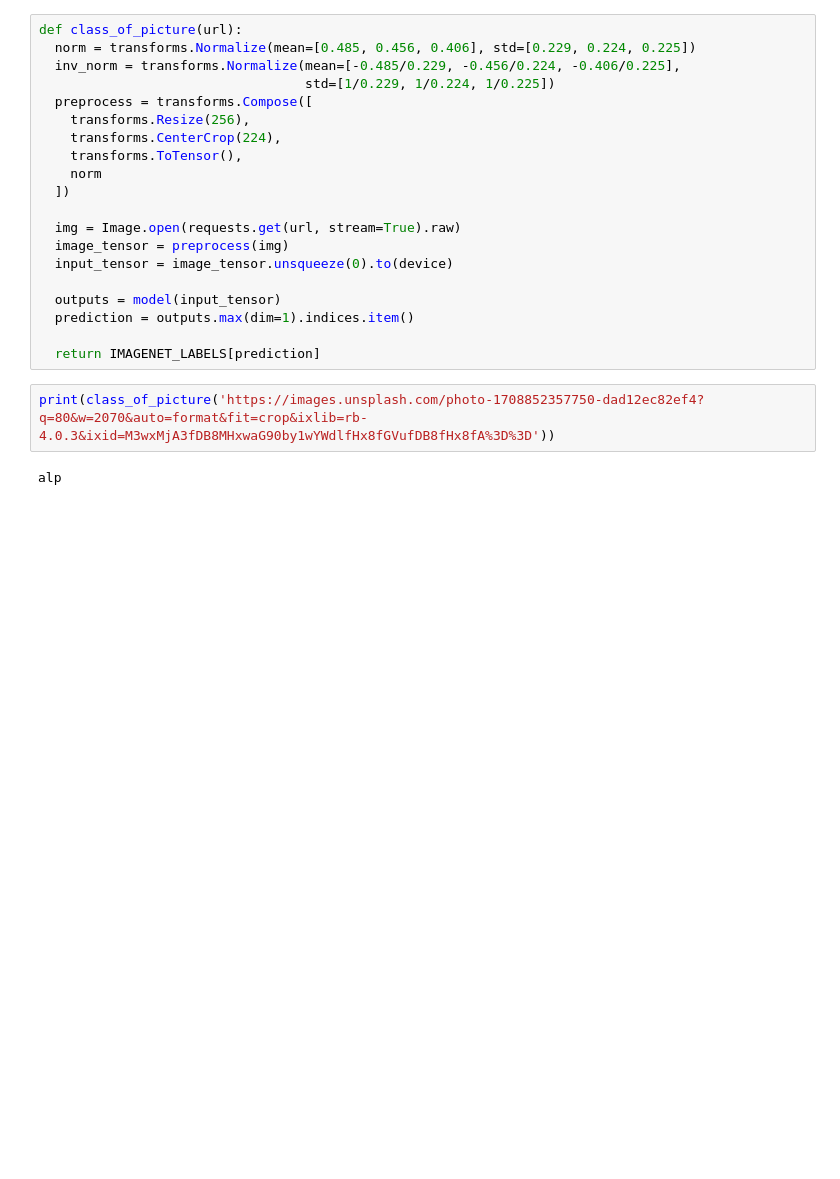
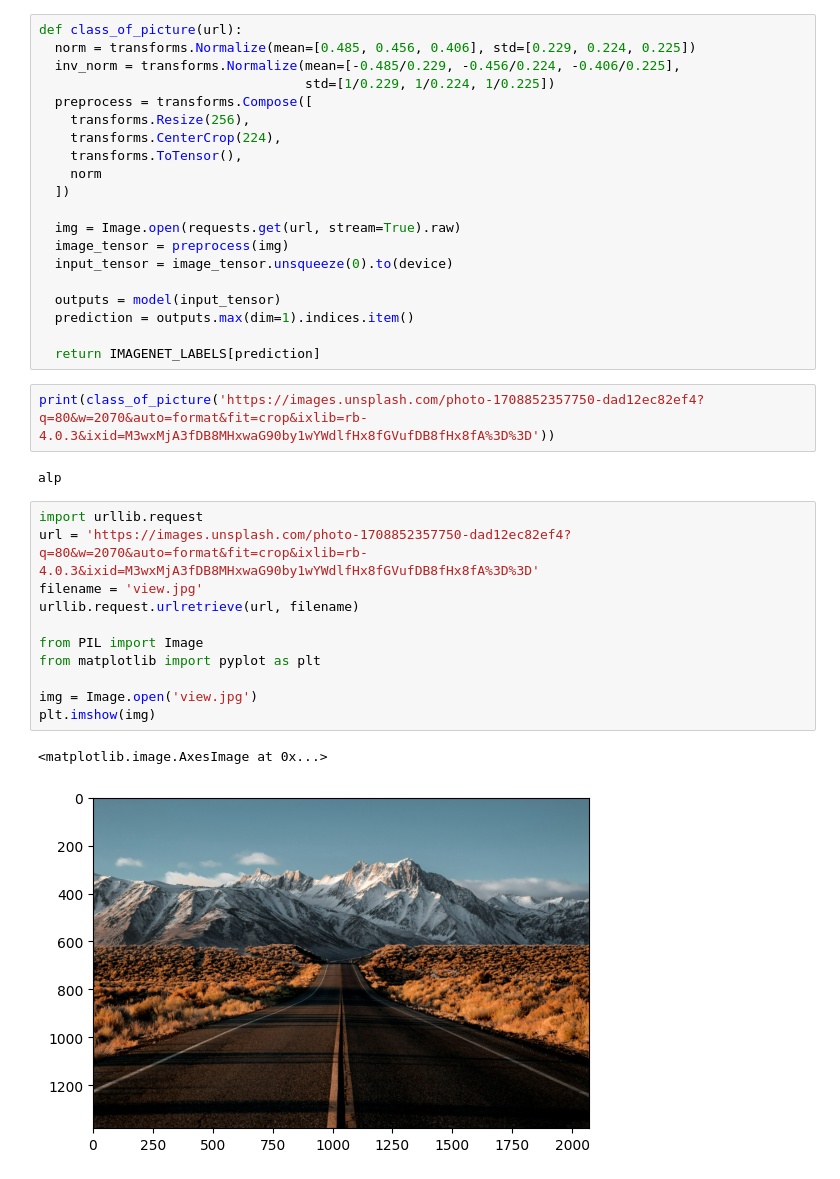
Before and after one commit to leffalexx/TransferLearning, a Jupyter notebook: HW_1/HW_1.ipynb, the cells around one changed output. Drawn from its saved outputs; the diff is of its cells as text; blank space fills up the shorter version.

```diff
--- a/HW_1/HW_1.ipynb
+++ b/HW_1/HW_1.ipynb
@@ -1060,3 +1060,17 @@ def class_of_picture(url):
 print(class_of_picture('https://images.unsplash.com/photo-1708852357750-dad12ec82ef4?q=80&w=2070&auto=format&fit=crop&ixlib=rb-4.0.3&ixid=M3wxMjA3fDB8MHxwaG90by1wYWdlfHx8fGVufDB8fHx8fA%3D%3D'))
 # %% [output]
 alp
+# %%
+import urllib.request
+url = 'https://images.unsplash.com/photo-1708852357750-dad12ec82ef4?q=80&w=2070&auto=format&fit=crop&ixlib=rb-4.0.3&ixid=M3wxMjA3fDB8MHxwaG90by1wYWdlfHx8fGVufDB8fHx8fA%3D%3D'
+filename = 'view.jpg'
+urllib.request.urlretrieve(url, filename)
+
+from PIL import Image
+from matplotlib import pyplot as plt
+
+img = Image.open('view.jpg')
+plt.imshow(img)
+# %% [output]
+<matplotlib.image.AxesImage at 0x...>
+[figure, added]
```
